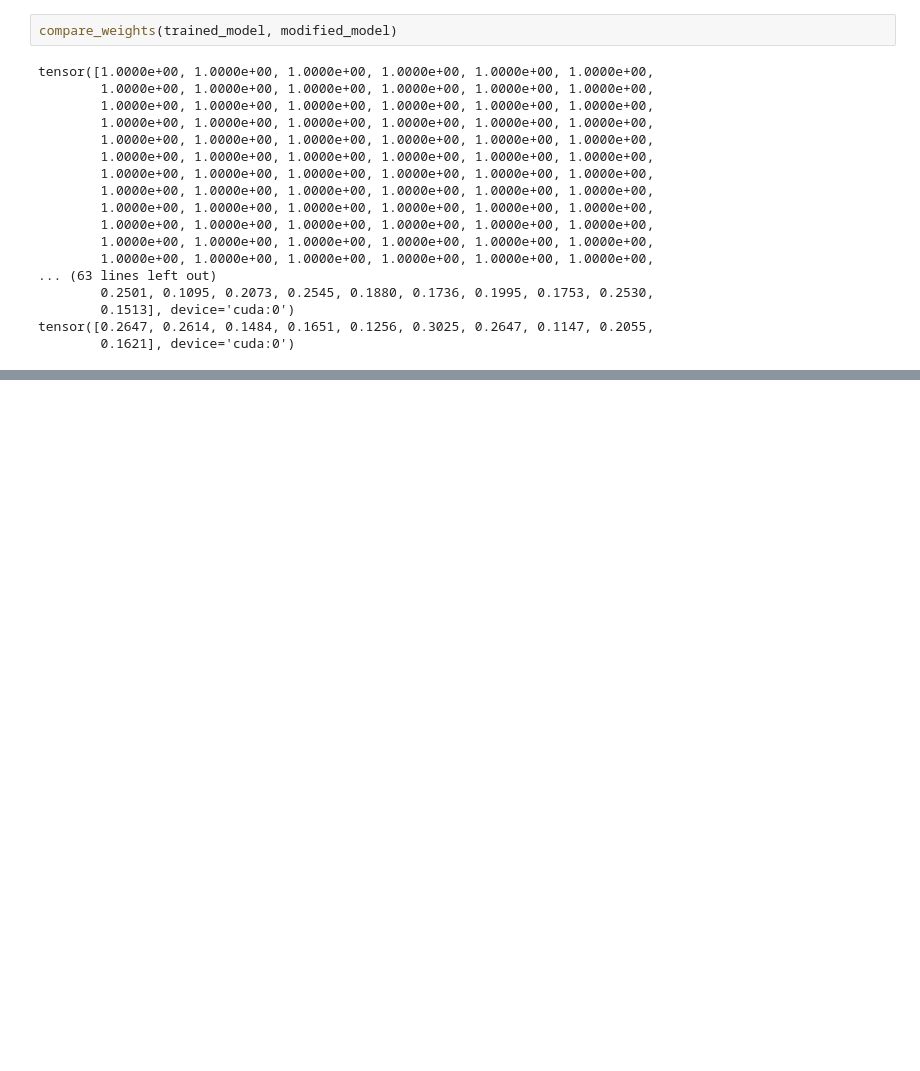
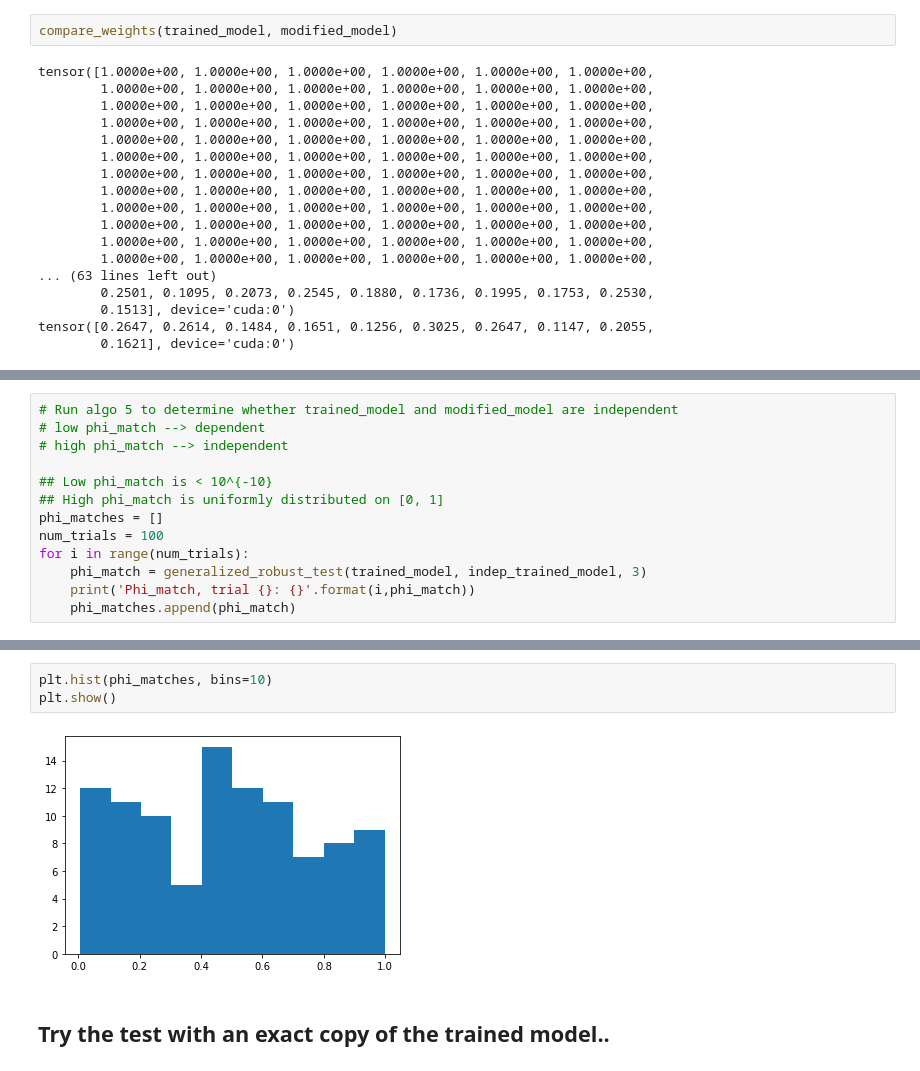
Before and after one commit to joeshenouda/break-llm-test, a Jupyter notebook: break_test.ipynb, the cells around one changed output, grey strips where cells are left out. Cells and saved outputs as stored; diff of their text form; blank space fills up the shorter version.

```diff
--- a/break_test.ipynb
+++ b/break_test.ipynb
@@ -129,0 +186,13 @@ tensor([0.2647, 0.2614, 0.1484, 0.1651, 0.1256, 0.3025, 0.2647, 0.1147, 0.2055,
+# %%
+# Run algo 5 to determine whether trained_model and modified_model are independent
+# low phi_match --> dependent
+# high phi_match --> independent
+
+## Low phi_match is < 10^{-10}
+## High phi_match is uniformly distributed on [0, 1]
+phi_matches = []
+num_trials = 100
+for i in range(num_trials):
+    phi_match = generalized_robust_test(trained_model, indep_trained_model, 3)
+    print('Phi_match, trial {}: {}'.format(i,phi_match))
+    phi_matches.append(phi_match)
@@ -129,0 +217,7 @@ tensor([0.2647, 0.2614, 0.1484, 0.1651, 0.1256, 0.3025, 0.2647, 0.1147, 0.2055,
+# %%
+plt.hist(phi_matches, bins=10)
+plt.show()
+# %% [output]
+[figure, added]
+# %% [markdown]
+## Try the test with an exact copy of the trained model..
```
Also changed, not shown: parts of 10 cells of this notebook, 3 other files.
